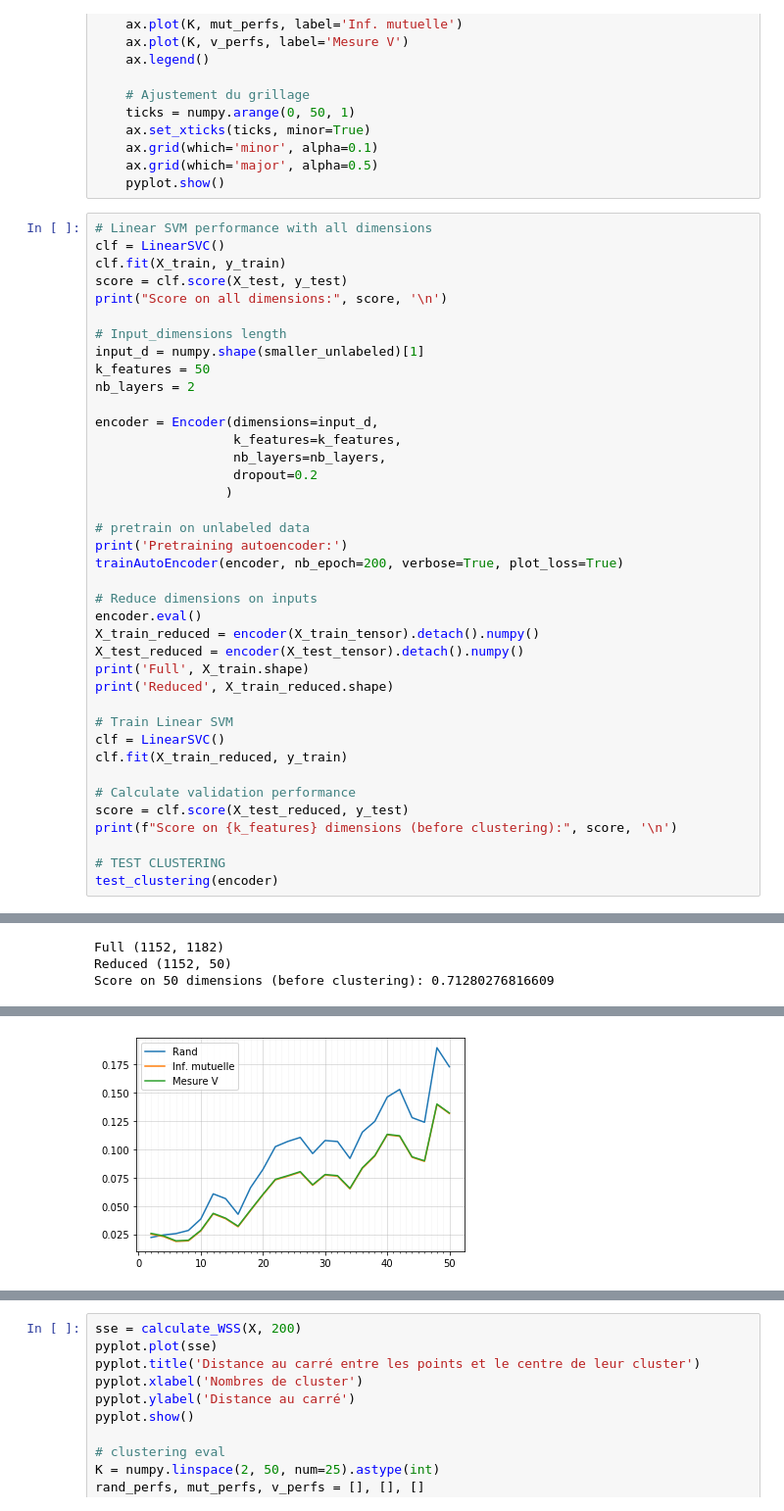
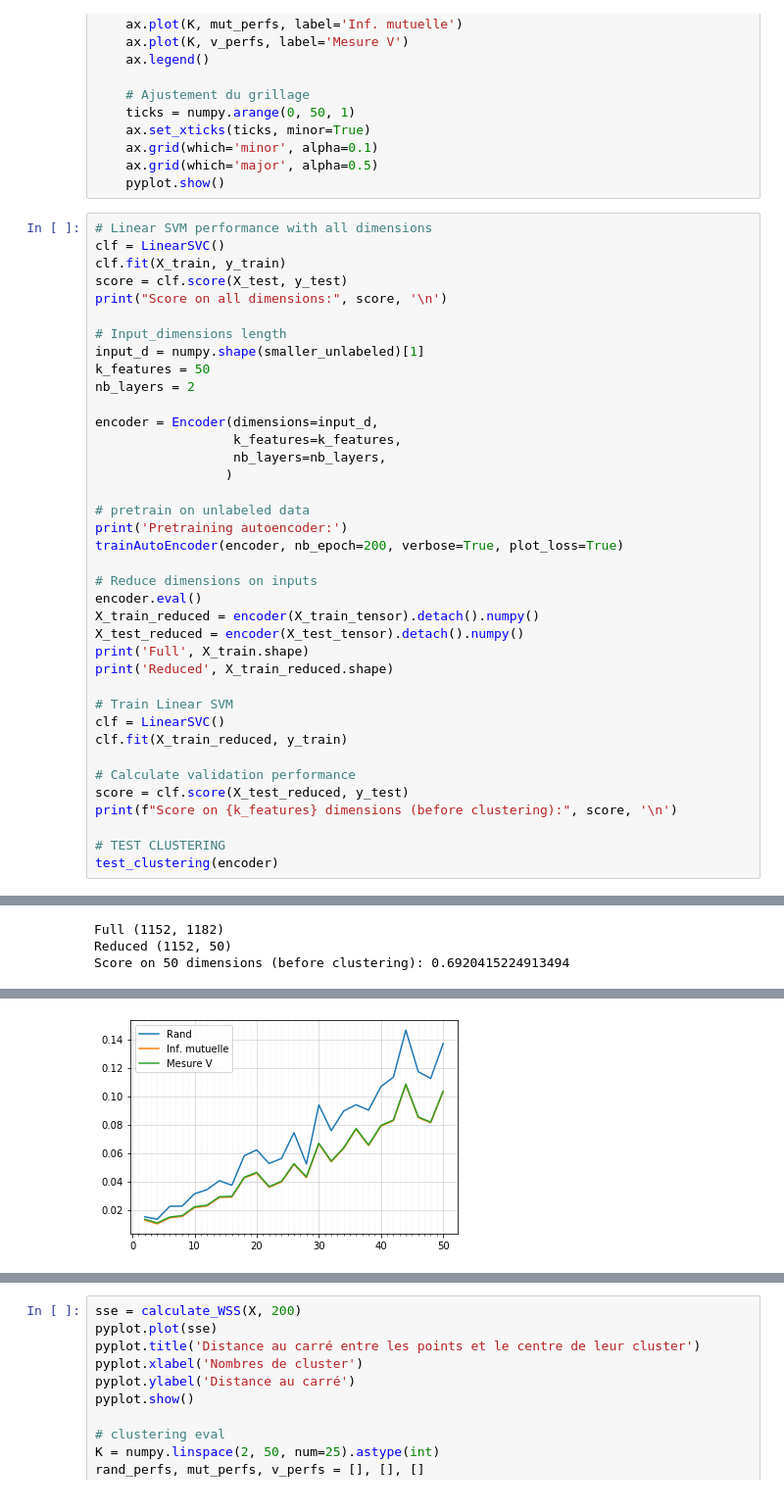
Before and after one commit to benjaminMatteJean/Projet4101, a Jupyter notebook: Clustering.ipynb, the cells around one changed output, grey strips where cells are left out. Shown at 98% size. Saved outputs shown, nothing was run; the diff lists cells and outputs as text.

Commit message:
graph pour rapport

```diff
--- a/Clustering.ipynb
+++ b/Clustering.ipynb
@@ -448,7 +448,6 @@ nb_layers = 2
 encoder = Encoder(dimensions=input_d,
                   k_features=k_features,
                   nb_layers=nb_layers,
-                  dropout=0.2
                  )
 
 # pretrain on unlabeled data
@@ -489,3 +488,3 @@ Pretraining autoencoder:
 Full (1152, 1182)
 Reduced (1152, 50)
-Score on 50 dimensions (before clustering): 0.71280276816609
+Score on 50 dimensions (before clustering): 0.6920415224913494
@@ -493,4 +492,4 @@ Score on 50 dimensions (before clustering): 0.71280276816609
-[figure, old version]
+[figure, new version]
 # %%
 
 print('Optimising autoencoder for clustering:')
```
Also changed, not shown: parts of 3 cells of this notebook.
